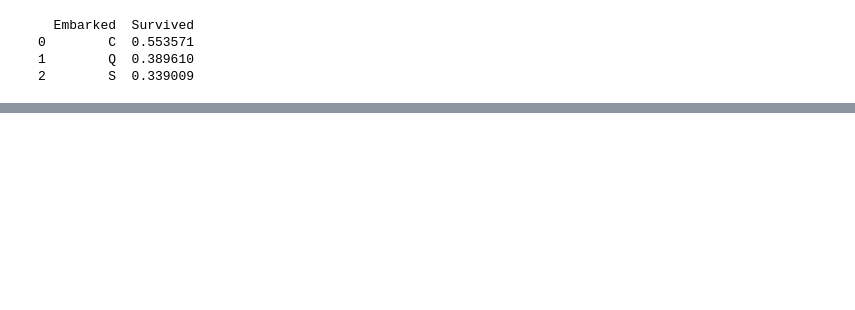
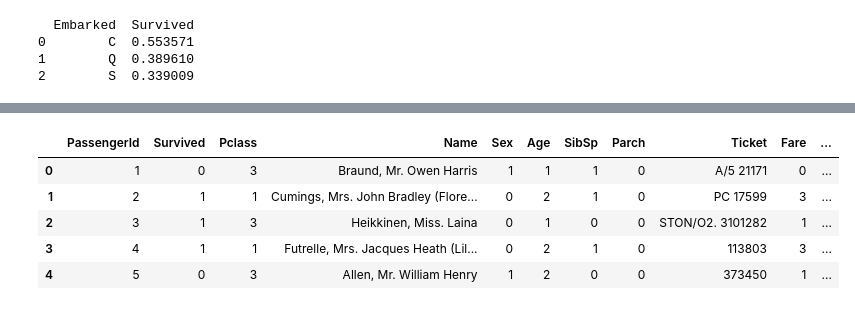
Before and after one commit to vijaypatha/mlcourse, a Jupyter notebook: Titanic Pre-Modeling .ipynb, the cells around one changed output, grey strips where cells are left out. Saved outputs shown, nothing was run; the diff lists cells and outputs as text; code cells hidden in the pictures; blank space fills up the shorter version.

```diff
--- a/Titanic Pre-Modeling .ipynb
+++ b/Titanic Pre-Modeling .ipynb
@@ -313,0 +471,9 @@ print (train[['Embarked', 'Survived']].groupby(['Embarked'], as_index=False).mea
+# %%
+train.head()
+# %% [output]
+|  | PassengerId | Survived | Pclass | Name | Sex | Age | SibSp | Parch | Ticket | Fare | ... |
+| 0 | 1 | 0 | 3 | Braund, Mr. Owen Harris | 1 | 1 | 1 | 0 | A/5 21171 | 0 | ... |
+| 1 | 2 | 1 | 1 | Cumings, Mrs. John Bradley (Flore... | 0 | 2 | 1 | 0 | PC 17599 | 3 | ... |
+| 2 | 3 | 1 | 3 | Heikkinen, Miss. Laina | 0 | 1 | 0 | 0 | STON/O2. 3101282 | 1 | ... |
+| 3 | 4 | 1 | 1 | Futrelle, Mrs. Jacques Heath (Lil... | 0 | 2 | 1 | 0 | 113803 | 3 | ... |
+| 4 | 5 | 0 | 3 | Allen, Mr. William Henry | 1 | 2 | 0 | 0 | 373450 | 1 | ... |
```
Also changed, not shown: parts of 30 cells of this notebook.
